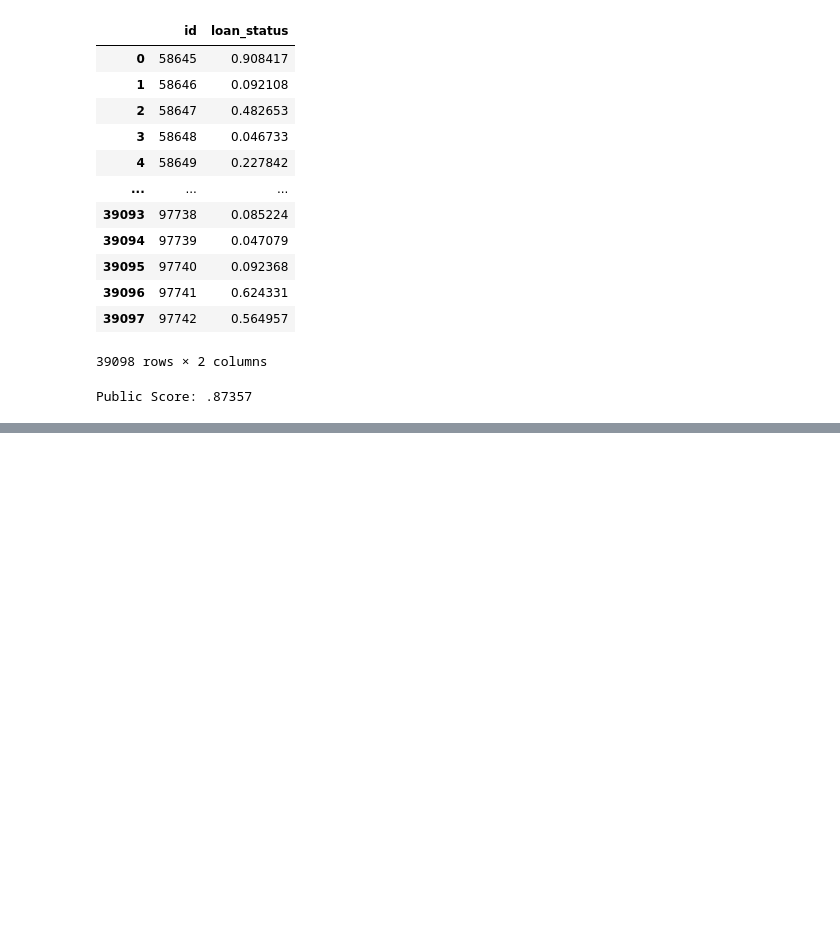
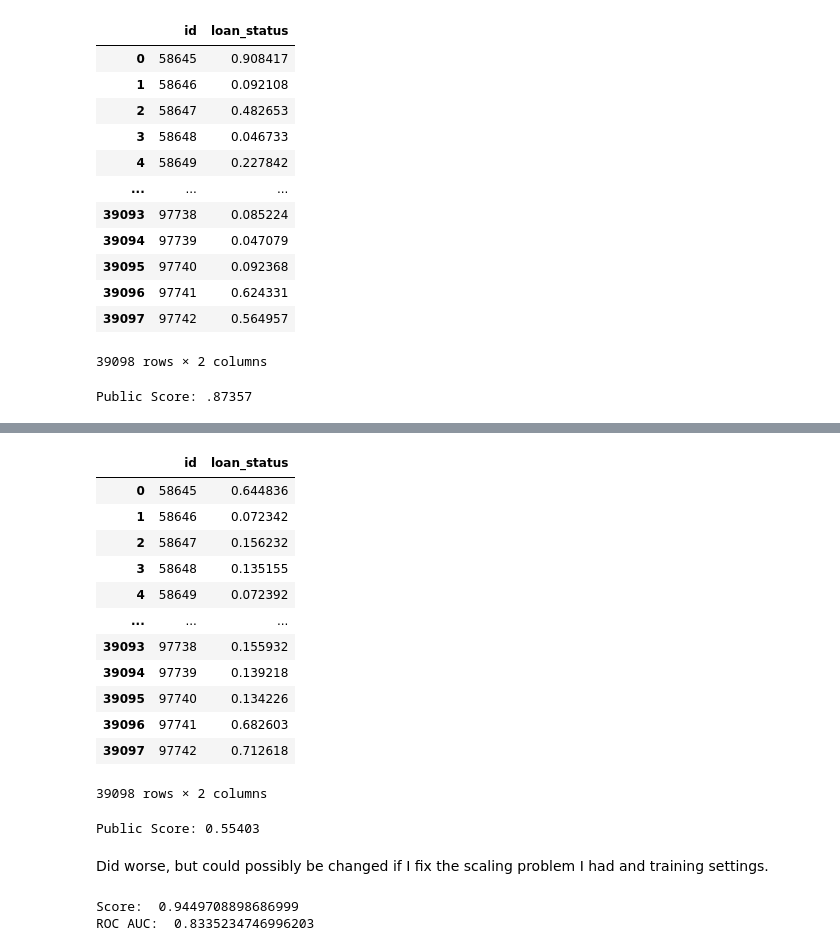
Before and after one commit to APoodle/Loan-Approval-Kaggle-Playground, a Jupyter notebook: Loan-Approval.ipynb, the cells around one changed output, grey strips where cells are left out. Cells and saved outputs as stored; diff of their text form; code cells hidden in the pictures; blank space fills up the shorter version.

```diff
--- a/Loan-Approval.ipynb
+++ b/Loan-Approval.ipynb
@@ -195,4 +217,6 @@ predictions = model.predict(feats)
 
 sublesson['loan_status'] = predictions
 sublesson.to_csv('PS_S4E10.csv', index=False)
+
+sublesson
 # %% [output]
@@ -199,0 +224,33 @@ sublesson.to_csv('PS_S4E10.csv', index=False)
+|  | id | loan_status |
+| 0 | 58645 | 0.644836 |
+| 1 | 58646 | 0.072342 |
+| 2 | 58647 | 0.156232 |
+| 3 | 58648 | 0.135155 |
+| 4 | 58649 | 0.072392 |
+| ... | ... | ... |
+| 39093 | 97738 | 0.155932 |
+| 39094 | 97739 | 0.139218 |
+| 39095 | 97740 | 0.134226 |
+| 39096 | 97741 | 0.682603 |
+| 39097 | 97742 | 0.712618 |
+39098 rows × 2 columns
+# %%
+print('Public Score: 0.55403')
+# %% [output]
+Public Score: 0.55403
+# %% [markdown]
+Did worse, but could possibly be changed if I fix the scaling problem I had and training settings.
+# %%
+from xgboost import XGBClassifier
+
+xgbc = XGBClassifier(n_estimators=10, learning_rate=.35, max_depth=3, verbosity=1)
+xgbc.fit(X_train, y_train)
+
+print('Score: ', xgbc.score(X_train, y_train))
+
+predictions = xgbc.predict(X_test)
+
+print('ROC AUC: ', roc_auc_score(y_test, predictions))
+# %% [output]
+Score:  0.9449708898686999
+ROC AUC:  0.8335234746996203
```
Also changed, not shown: parts of 15 cells of this notebook.
